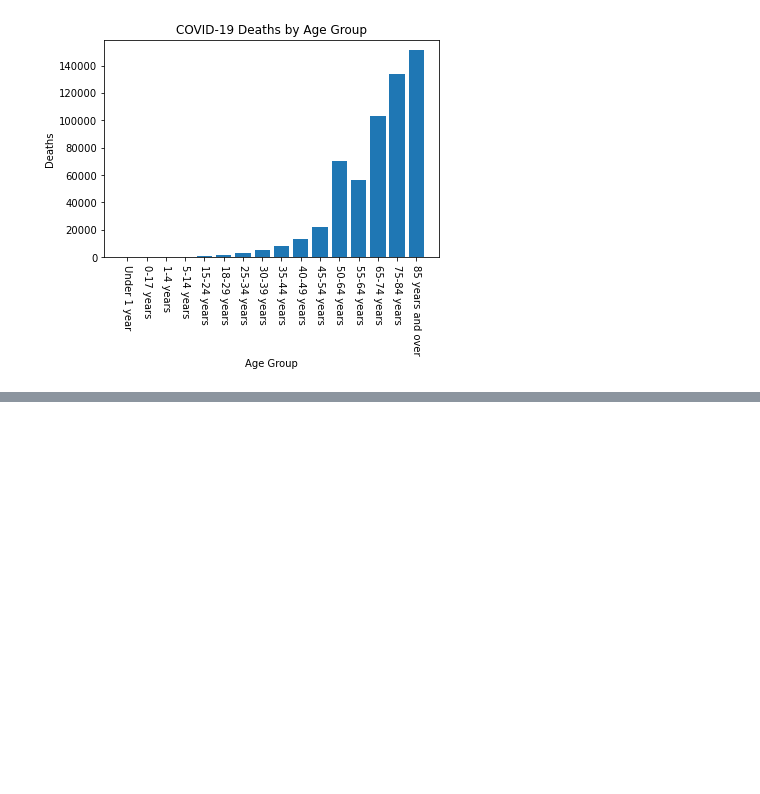
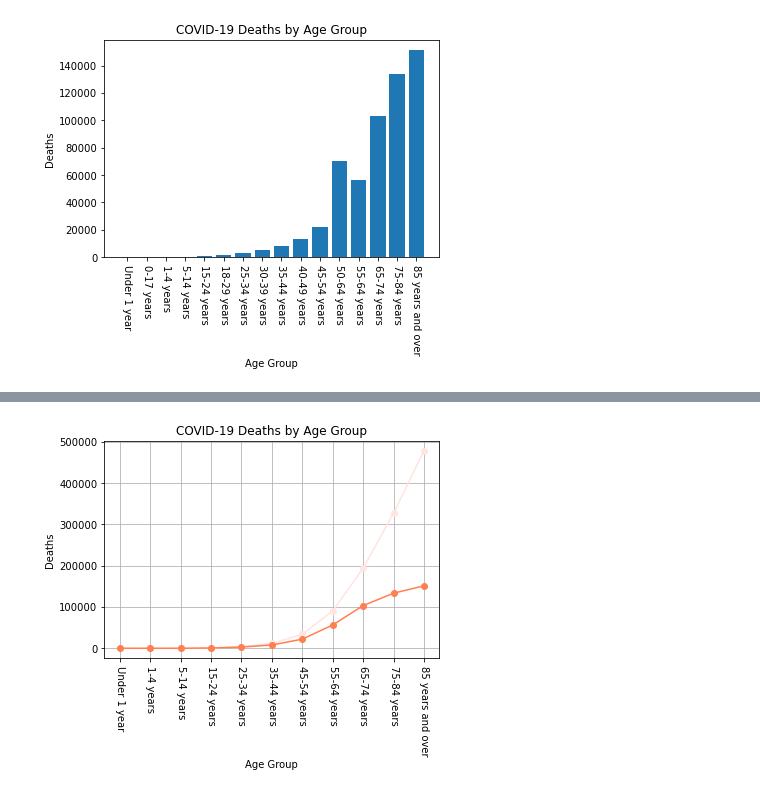
Before and after one commit to bennguyen8/DS-2500-Final, a Jupyter notebook: Age.ipynb, the cells around one changed output, grey strips where cells are left out. Drawn from its saved outputs; the diff is of its cells as text; code cells hidden in the pictures; blank space fills up the shorter version.

```diff
--- a/Age.ipynb
+++ b/Age.ipynb
@@ -95,0 +141,14 @@ plt.grid()
+# %%
+# Continuous and Cumulative not scaled
+x = df_age_cont["Age Group"]
+y = df_age_cont["COVID-19 Deaths"]
+
+plt.plot(x,cumu, marker='o', color='mistyrose')
+plt.plot(x,y, marker='o', color='coral')
+plt.title("COVID-19 Deaths by Age Group")
+plt.xlabel("Age Group")
+plt.xticks(rotation = 270)
+plt.ylabel("Deaths")
+plt.grid()
+# %% [output]
+[figure, added]
```
Also changed, not shown: parts of 16 cells of this notebook.
